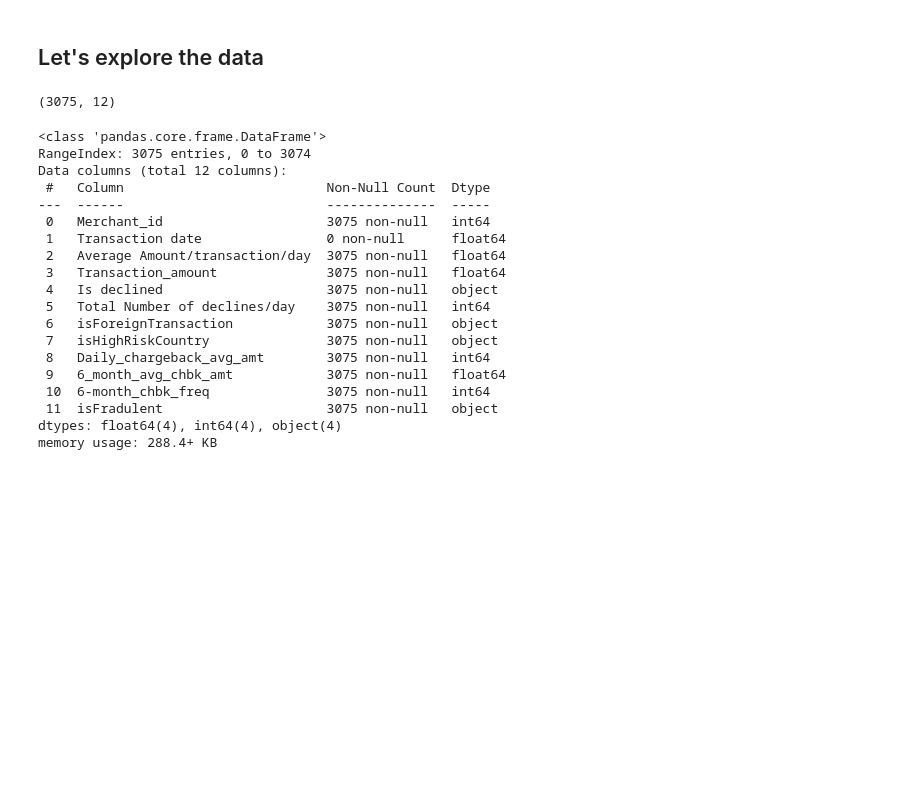
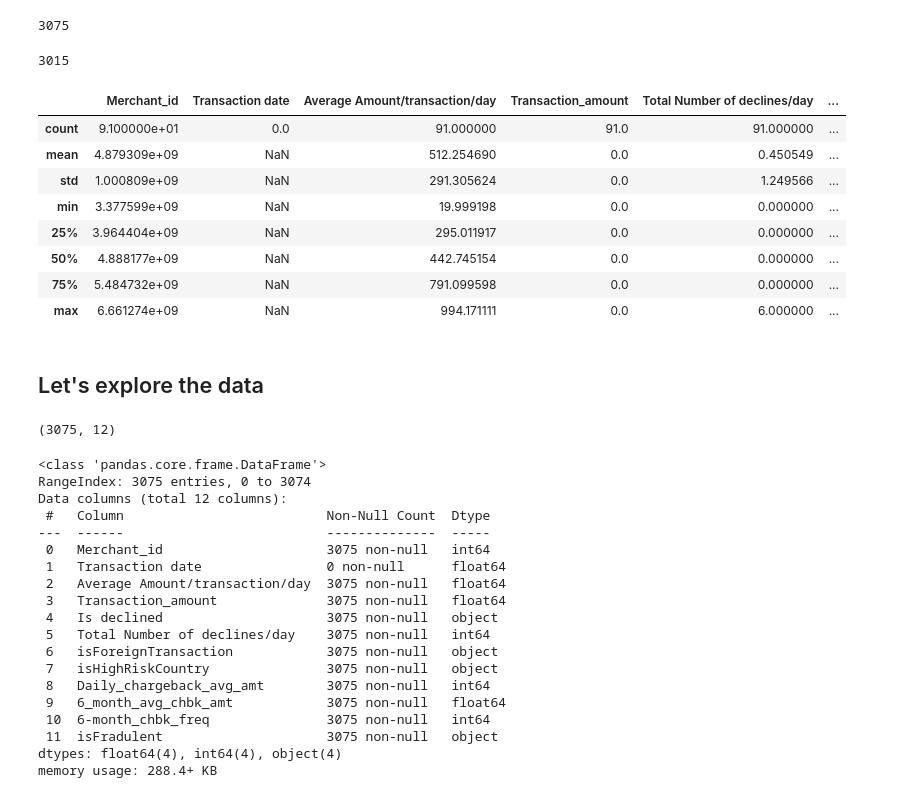
Before and after one commit to dahmd1/creditcardfrauddetection, a Jupyter notebook: Credit_card_fraud_detection_EDA.ipynb, the cells around one changed output. Saved outputs shown, nothing was run; the diff lists cells and outputs as text; code cells hidden in the pictures; blank space fills up the shorter version.

Commit message:
Studying the data including the transactions with an amount of 0

```diff
--- a/Credit_card_fraud_detection_EDA.ipynb
+++ b/Credit_card_fraud_detection_EDA.ipynb
@@ -28,3 +42,25 @@ df = pd.read_csv("creditcardcsvpresent.csv")
+# %%
+df.Merchant_id.count()
+# %% [output]
+3075
+# %%
+df.Merchant_id.nunique()
+# %% [output]
+3015
+# %%
+null_transaction = df[df.Transaction_amount == 0]
+# %%
+null_transaction.describe()
+# %% [output]
+|  | Merchant_id | Transaction date | Average Amount/transaction/day | Transaction_amount | Total Number of declines/day | ... |
+| count | 9.100000e+01 | 0.0 | 91.000000 | 91.0 | 91.000000 | ... |
+| mean | 4.879309e+09 | NaN | 512.254690 | 0.0 | 0.450549 | ... |
+| std | 1.000809e+09 | NaN | 291.305624 | 0.0 | 1.249566 | ... |
+| min | 3.377599e+09 | NaN | 19.999198 | 0.0 | 0.000000 | ... |
+| 25% | 3.964404e+09 | NaN | 295.011917 | 0.0 | 0.000000 | ... |
+| 50% | 4.888177e+09 | NaN | 442.745154 | 0.0 | 0.000000 | ... |
+| 75% | 5.484732e+09 | NaN | 791.099598 | 0.0 | 0.000000 | ... |
+| max | 6.661274e+09 | NaN | 994.171111 | 0.0 | 6.000000 | ... |
 # %% [markdown]
 ## Let's explore the data
 # %%
```
Also changed, not shown: parts of 12 cells of this notebook.
